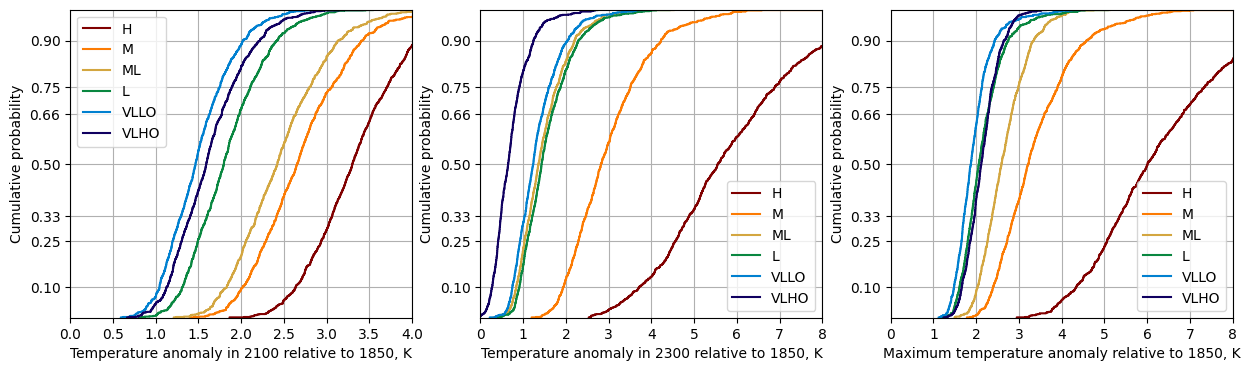
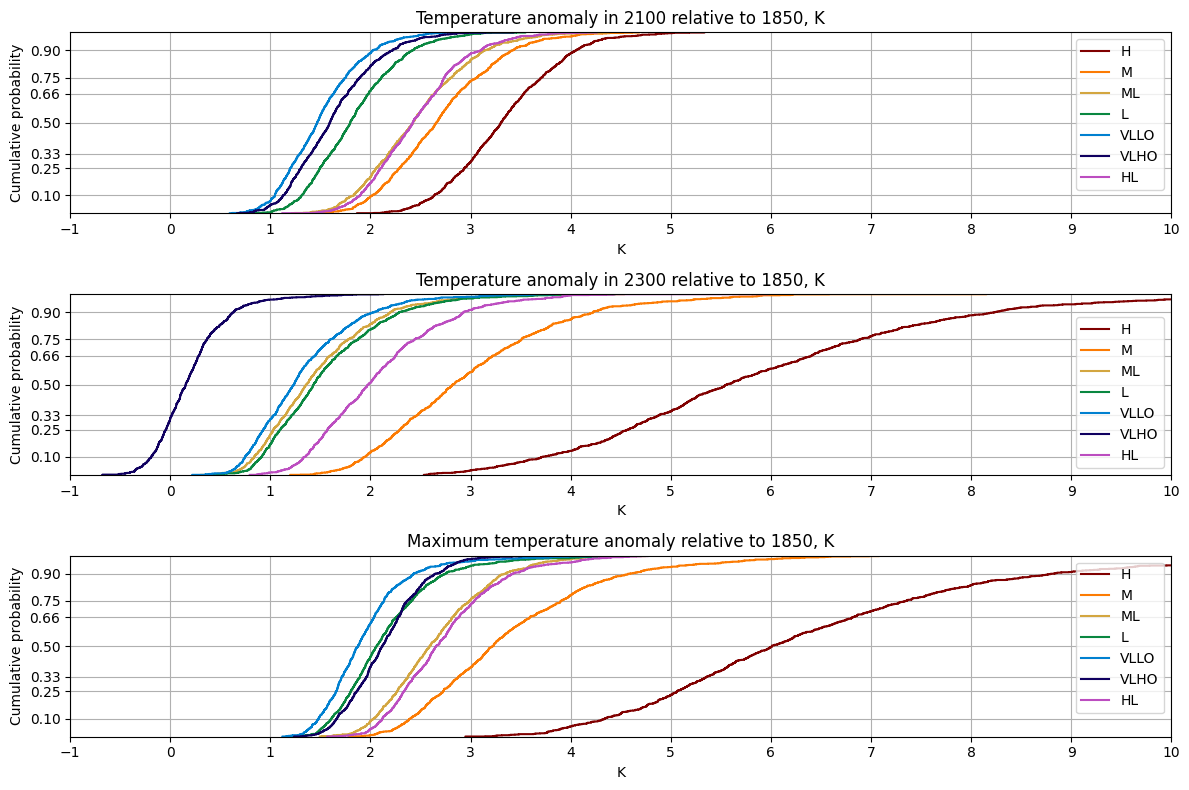
Unified diff of the notebook cell whose output changed from the first chart to the second:
--- before
+++ after
@@ -1,12 +1,13 @@
-fig, ax = pl.subplots(1,3,figsize=(15,4))
+fig, ax = pl.subplots(3,1,figsize=(12,8))
 ax=ax.flatten()
 
 for scenario in f21c:
     a=ax[0].ecdf(f.temperature.sel(scenario=scenario, layer=0, timebounds=2100)-f.temperature.sel(scenario=scenario, layer=0, timebounds=1850),color=colors[scenario],label=ldict21[scenario])
-ax[0].set_xlabel('Temperature anomaly in 2100 relative to 1850, K')
+ax[0].set_title('Temperature anomaly in 2100 relative to 1850, K')
+ax[0].set_xlabel('K')
 ax[0].set_ylabel('Cumulative probability')
 ax[0].set_yticks([0.1,0.25,0.33,0.5,0.66,0.75,0.9])
-ax[0].set_xticks([0,0.5,1.0,1.5,2.0,2.5,3.0,3.5,4.0])
-ax[0].set_xlim([0,4])
+ax[0].set_xticks(np.array([-.5,0,0.5,1.0,1.5,2.0,2.5,3.0,3.5,4.0,4.5,5.0])*2)
+ax[0].set_xlim([-1,10])
 ax[0].legend()
 ax[0].grid()
@@ -15,9 +16,11 @@
 for scenario in f21c:
     a=ax[1].ecdf(f.temperature.sel(scenario=scenario, layer=0, timebounds=2300)-f.temperature.sel(scenario=scenario, layer=0, timebounds=1850),color=colors[scenario],label=ldict21[scenario])
-ax[1].set_xlabel('Temperature anomaly in 2300 relative to 1850, K')
+ax[1].set_title('Temperature anomaly in 2300 relative to 1850, K')
 ax[1].set_ylabel('Cumulative probability')
+ax[1].set_xlabel('K')
+
 ax[1].set_yticks([0.1,0.25,0.33,0.5,0.66,0.75,0.9])
-ax[1].set_xticks(np.array([0,0.5,1.0,1.5,2.0,2.5,3.0,3.5,4.0])*2)
-ax[1].set_xlim([0,8])
+ax[1].set_xticks(np.array([-.5,0,0.5,1.0,1.5,2.0,2.5,3.0,3.5,4.0,4.5,5.0])*2)
+ax[1].set_xlim([-1,10])
 ax[1].legend()
 ax[1].grid()
@@ -26,9 +29,11 @@
 for scenario in f21c:
     a=ax[2].ecdf(f.temperature.sel(scenario=scenario, layer=0).max(dim='timebounds')-f.temperature.sel(scenario=scenario, layer=0, timebounds=1850),color=colors[scenario],label=ldict21[scenario])
-ax[2].set_xlabel('Maximum temperature anomaly relative to 1850, K')
+ax[2].set_title('Maximum temperature anomaly relative to 1850, K')
+ax[2].set_xlabel('K')
 ax[2].set_ylabel('Cumulative probability')
 ax[2].set_yticks([0.1,0.25,0.33,0.5,0.66,0.75,0.9])
-ax[2].set_xticks(np.array([0,0.5,1.0,1.5,2.0,2.5,3.0,3.5,4.0])*2)
-ax[2].set_xlim([0,8])
-ax[2].legend()
+ax[2].set_xticks(np.array([-.5,0,0.5,1.0,1.5,2.0,2.5,3.0,3.5,4.0,4.5,5.0])*2)
+ax[2].set_xlim([-1,10])
+ax[2].legend(loc='upper right')
 ax[2].grid()
+pl.tight_layout()

Commit: detlef version